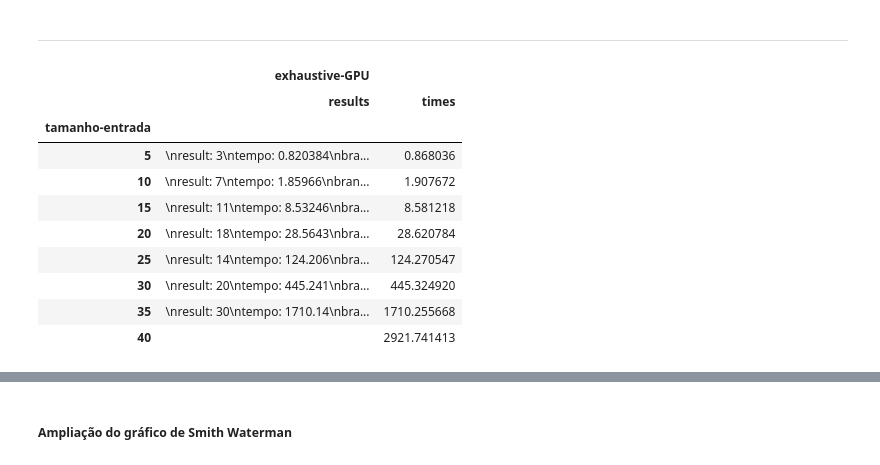
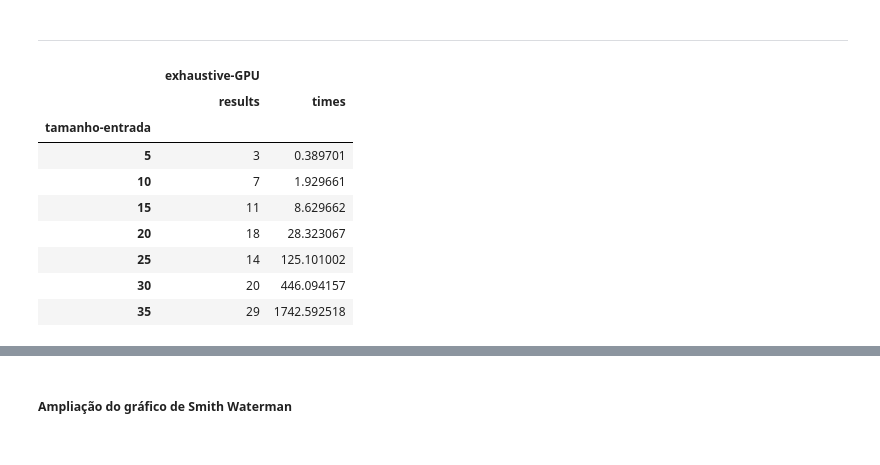
Before and after one commit to gabriellaec/ProjetosSupercomp, a Jupyter notebook: relatorio_final/relatorio-final.ipynb, the cells around one changed output, grey strips where cells are left out. Cells and saved outputs as stored; diff of their text form; code cells hidden in the pictures.

```diff
--- a/relatorio_final/relatorio-final.ipynb
+++ b/relatorio_final/relatorio-final.ipynb
@@ -410,15 +408,15 @@ executaveis =["exhaustive-GPU"]
-# %%
-valores, df_p1_p2, multiIndex_df_p1_p2 = create_df(executaveis, 5, 8, 5)
-multiIndex_df_p1_p2
-# %% [output]
-|  | exhaustive-GPU |  |
-|  | results | times |
-| tamanho-entrada |  |  |
-| 5 | \nresult: 3\ntempo: 0.820384\nbra... | 0.868036 |
-| 10 | \nresult: 7\ntempo: 1.85966\nbran... | 1.907672 |
-| 15 | \nresult: 11\ntempo: 8.53246\nbra... | 8.581218 |
-| 20 | \nresult: 18\ntempo: 28.5643\nbra... | 28.620784 |
-| 25 | \nresult: 14\ntempo: 124.206\nbra... | 124.270547 |
-| 30 | \nresult: 20\ntempo: 445.241\nbra... | 445.324920 |
-| 35 | \nresult: 30\ntempo: 1710.14\nbra... | 1710.255668 |
-| 40 |  | 2921.741413 |
+# %%
+executaveis =["exhaustive-GPU"]
+valores, df_gpu, multiIndex_df_gpu = create_df(executaveis, 5, 7, 5)
+multiIndex_df_gpu
+# %% [output]
+|  | exhaustive-GPU |  |
+|  | results | times |
+| tamanho-entrada |  |  |
+| 5 | 3 | 0.389701 |
+| 10 | 7 | 1.929661 |
+| 15 | 11 | 8.629662 |
+| 20 | 18 | 28.323067 |
+| 25 | 14 | 125.101002 |
+| 30 | 20 | 446.094157 |
+| 35 | 29 | 1742.592518 |
```
Also changed, not shown: parts of 2 cells of this notebook, 2 other files.
